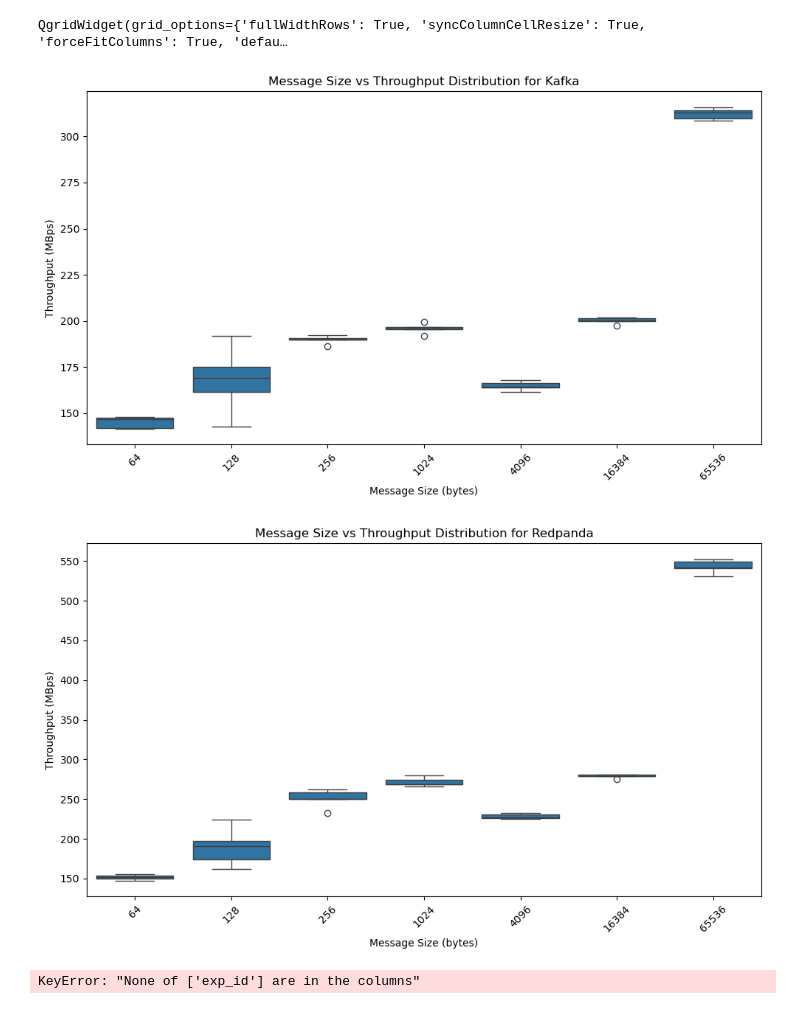
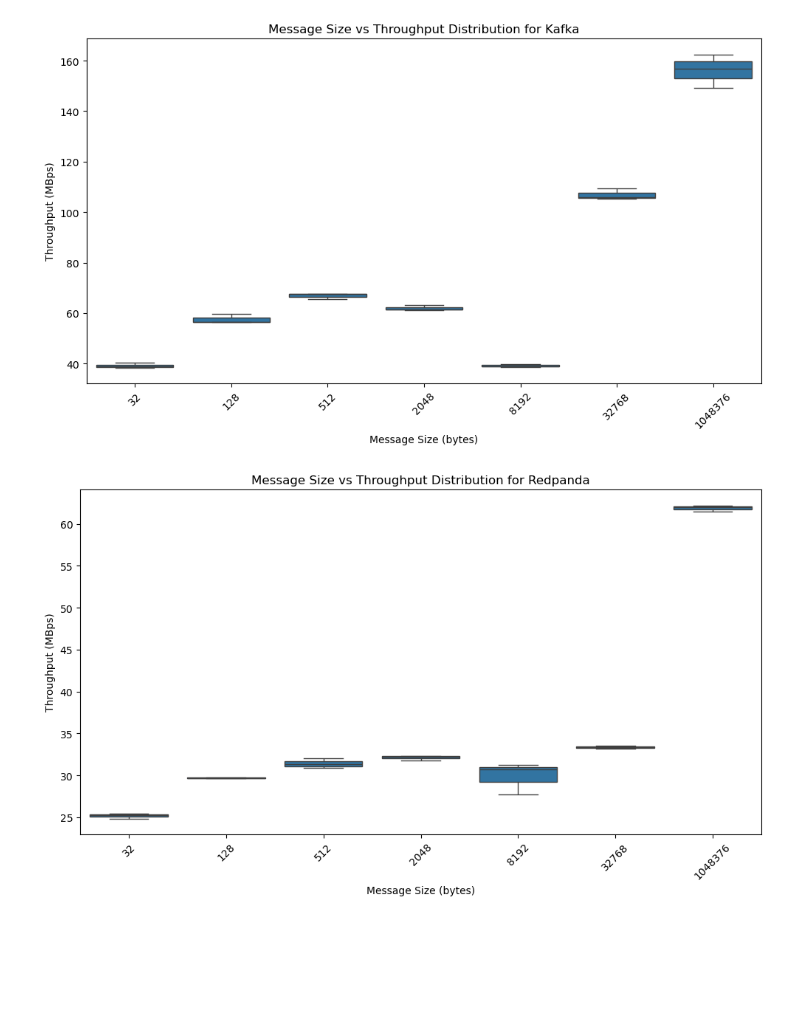
Before and after one commit to stream-energy/greenflow, a Jupyter notebook: plots/5-messageSize.ipynb, the cells around one changed output. Drawn from its saved outputs; the diff is of its cells as text; code cells hidden in the pictures; blank space fills up the shorter version.

```diff
--- a/plots/5-messageSize.ipynb
+++ b/plots/5-messageSize.ipynb
@@ -55,14 +49,12 @@ def safety_analysis(data):
     _safety
 # %%
 common = dict(type="safetyCurve", cutoff_begin=cutoff, cutoff_end=cutoff_end, partitions=1)
-ovhnvme_1 = an.full_analytical_pipeline(cluster="ovhnvme", **common)
 # ovhnvme_1 = an.full_analytical_pipeline(cluster="ovhnvme", **common)
-# taurus_1 = an.full_analytical_pipeline(cluster="taurus", **common)
+# ovhnvme_1 = an.full_analytical_pipeline(cluster="ovhnvme", **common)
+taurus_1 = an.full_analytical_pipeline(cluster="taurus", **common)
 # %%
 # common = dict(type="safetyCurve", cutoff_begin=cutoff, cutoff_end=cutoff_end, partitions=1)
 # grappe_1 = an.full_analytical_pipeline_nocache(cluster="grappe", **common)
 # ovhnvme_1 = an.full_analytical_pipeline_nocache(cluster="ovhnvme", **common)
 # taurus_1 = an.full_analytical_pipeline_nocache(cluster="taurus", **common)
-an.create_qgrid_widget(ovhnvme_1)
+# an.create_qgrid_widget(ovhnvme_1)
-# %% [output]
-QgridWidget(grid_options={'fullWidthRows': True, 'syncColumnCellResize': True, 'forceFitColumns': True, 'defau…
@@ -69,9 +67,5 @@ QgridWidget(grid_options={'fullWidthRows': True, 'syncColumnCellResize': True, '
 # %%
-safety_analysis(ovhnvme_1)
+safety_analysis(taurus_1)
 # %% [output]
-[figure, old version]
+[figure, new version]
-[figure, old version]
+[figure, new version]
-# %%
-grappe_1 = an.full_analytical_pipeline(cluster="grappe", **common)
-# %% [output]
-KeyError: "None of ['exp_id'] are in the columns"
```
Also changed, not shown: parts of 6 cells of this notebook, 5 other files.
